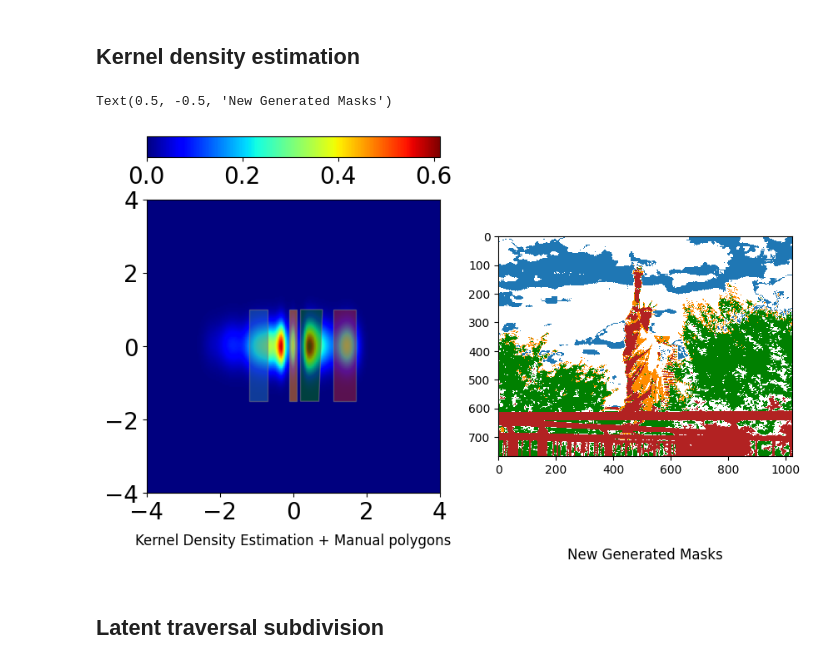
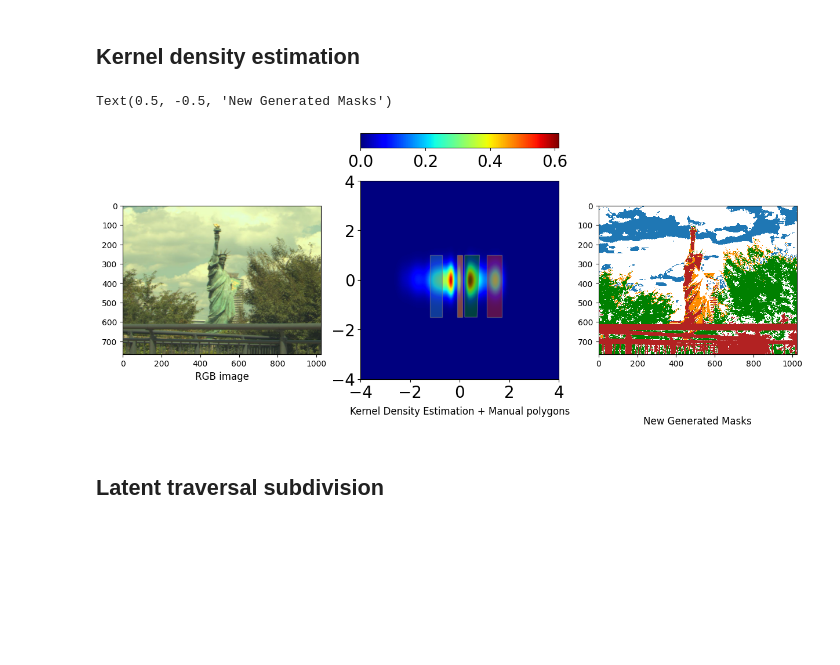
Before and after one commit to vandeplaslab/sisal, a Jupyter notebook: experiments/hyperspectral/salient_data.ipynb, the cells around one changed output. Drawn from its saved outputs; the diff is of its cells as text; code cells hidden in the pictures; blank space fills up the shorter version.

Commit message:
add Original RGB image in hyperspectral example

```diff
--- a/experiments/hyperspectral/salient_data.ipynb
+++ b/experiments/hyperspectral/salient_data.ipynb
@@ -79,31 +79,37 @@ p.plot_latent_dim_with_var(mask_to_name, p=0.01)
 ## Kernel density estimation
 # %%
 # plot_carving_separate
-fig, axs = plt.subplots(figsize=(10, 5), ncols=2)
-# Left image
-axs[0].tick_params(axis="x", labelsize=20)
-axs[0].tick_params(axis="y", labelsize=20)
-axs[0].set_title("Kernel Density Estimation + Manual polygons", y=-0.2)
+fig, axs = plt.subplots(figsize=(15, 5), ncols=3)
+
+# Left Image (Original image)
+im = return_rgb_image()
+axs[0].imshow(im)
+axs[0].set_title('RGB image', y=-0.2)
+
+
+# Middle image (KDE)
+axs[1].tick_params(axis="x", labelsize=20)
+axs[1].tick_params(axis="y", labelsize=20)
+axs[1].set_title("Kernel Density Estimation + Manual polygons", y=-0.2)
 image = kernel_adapted_opt(p.full_latent, p.vars)
-plot_kernel_adapted(axs[0], fig, image)
+plot_kernel_adapted(axs[1], fig, image)
 
-# pol_limit1 = [(-0.5, -1.5), (-0.2, -1.5), (-0.2, 1), (-0.5, 1)]
 pol_limit1 = [(-1.2, -1.5), (-0.7, -1.5), (-0.7, 1), (-1.2, 1)]
 pol_limit2 = [(-0.1, -1.5), (0.1, -1.5), (0.1, 1), (-0.1, 1)]
 pol_limit3 = [(0.2, -1.5), (0.7, -1.5), (0.8, 1), (0.2, 1)]
 pol_limit4 = [(1.1, -1.5), (1.7, -1.5), (1.7, 1), (1.1, 1)]
 pol_limits = [pol_limit1, pol_limit2,pol_limit3,pol_limit4]
 colors = ['#1f77b4', 'darkorange', 'green', 'firebrick', 'black', 'darkmagenta']
 colors = colors[:len(pol_limits)]
-masks = p.plot_polygons_get_mask(axs[0], pol_limits, colors, index_to_image_map, image_shape)
+masks = p.plot_polygons_get_mask(axs[1], pol_limits, colors, index_to_image_map, image_shape)
 
 # Right image (masks)
 cmap_col = colors_mat.ListedColormap(["white", *colors])
-axs[1].imshow(masks, cmap_col, interpolation="none")
-axs[1].set_title("New Generated Masks", y=-0.5)
+axs[2].imshow(masks, cmap_col, interpolation="none")
+axs[2].set_title("New Generated Masks", y=-0.2)
 # %% [output]
 Text(0.5, -0.5, 'New Generated Masks')
-[figure, old version]
+[figure, new version]
 # %% [markdown]
 ## Latent traversal subdivision
 # %%
```
Also changed, not shown: 1 other file.
